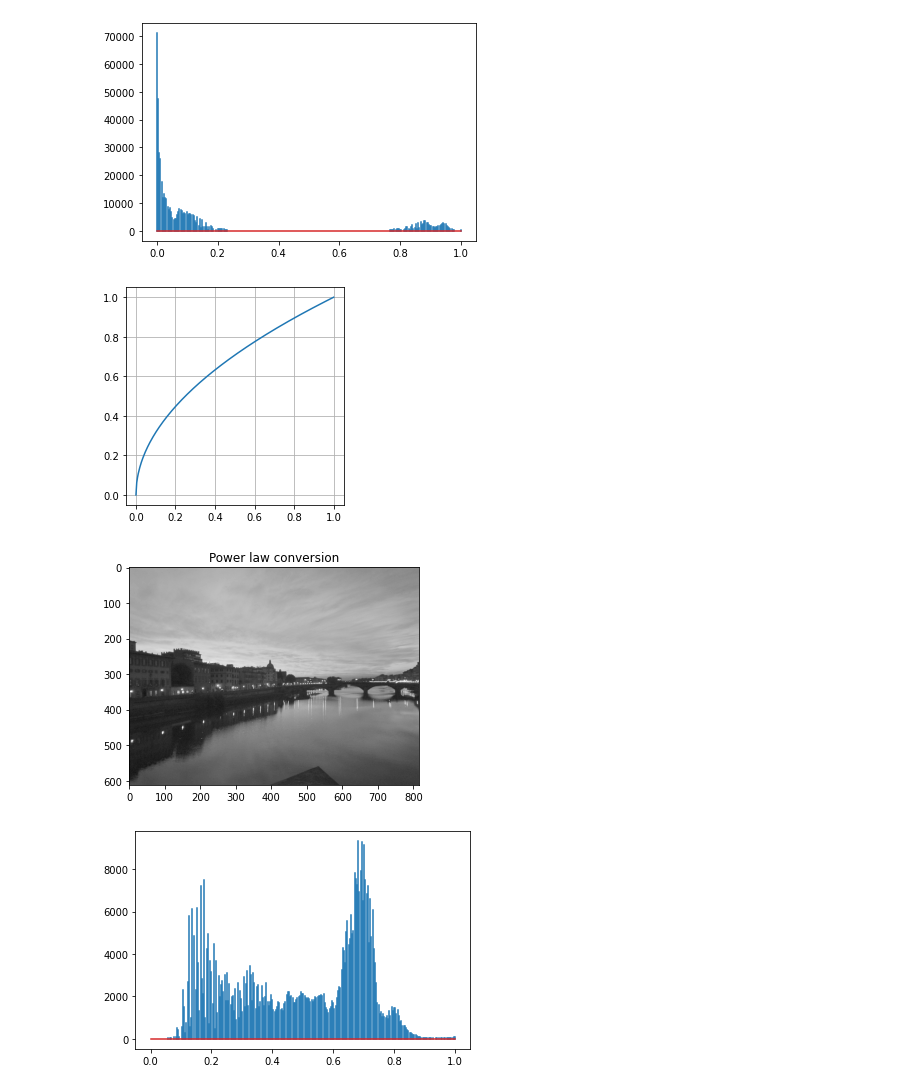
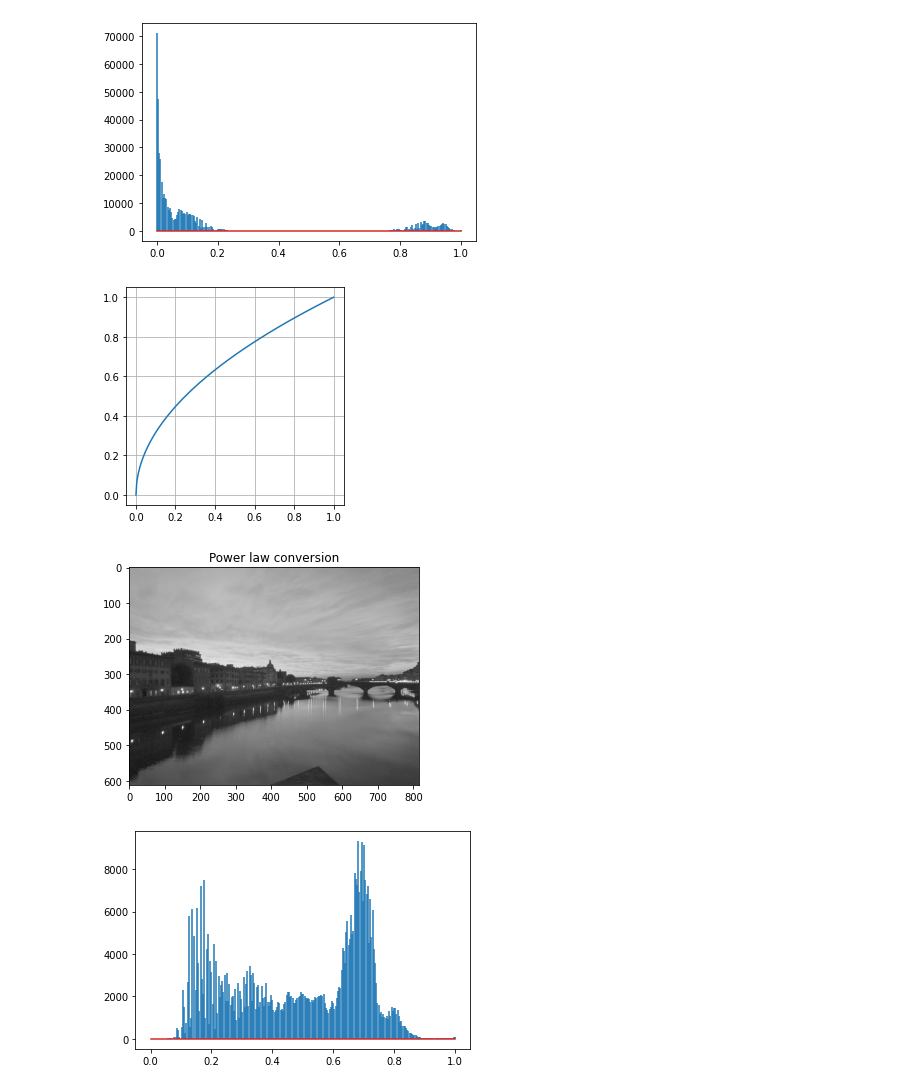
Before and after one commit to msiplab/AtipWork, a Jupyter notebook: python/sample02_03.ipynb, the cells around one changed output. Saved outputs shown, nothing was run; the diff lists cells and outputs as text; code cells hidden in the pictures.

```diff
--- a/python/sample02_03.ipynb
+++ b/python/sample02_03.ipynb
@@ -33,7 +33,7 @@ rgb2gray = torchvision.transforms.Grayscale()
 totensor = torchvision.transforms.ToTensor()
 topilimg = torchvision.transforms.ToPILImage()
 locs = torch.linspace(0,1,256).numpy()
-imhist = lambda x: plt.stem(locs,torch.histc(x,bins=256,min=0.,max=1.),markerfmt='None')
+imhist = lambda x: plt.stem(locs,torch.histc(x,bins=256,min=0.,max=1.),markerfmt='None',use_line_collection=True)
 
 # Reading original image
 #I = im2double(rgb2gray(totensor(Image.open('./data/firenzeRgb.jpg'))))
@@ -96,33 +96,33 @@ plt.show()
 # $$y=T(x) = x^\gamma$$
 
 # Definition of power law conversion
 gamma = 0.5
 Tp = lambda x: x**gamma
 plt.figure(9)
 plt.plot(locs,Tp(locs))
 plt.axis('square')
 plt.grid()
 plt.show()
 # Power law conversion of image I
 L = Tp(I)
 plt.figure(10)
 plt.imshow(topilimg(L),cmap='gray')
 plt.title('Power law conversion')
 plt.show()
 plt.figure(11)
 imhist(L)
 plt.show()
 # %% [output]
 [figure]
 [figure]
 [figure]
 [figure]
 [figure]
 [figure]
 [figure]
 [figure]
 [figure]
 [figure]
-[figure, old version]
+[figure, new version]
 # %%
 # © Copyright, Shogo MURAMATSU, All rights reserved.
```
